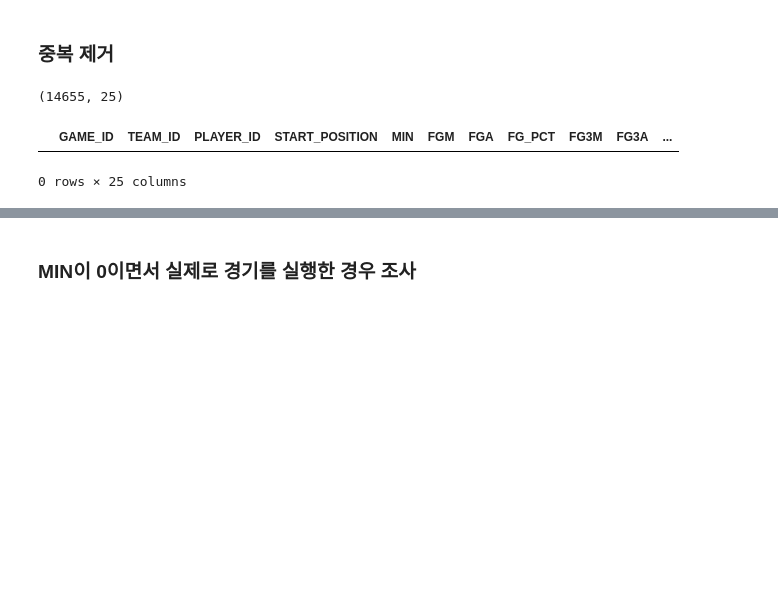
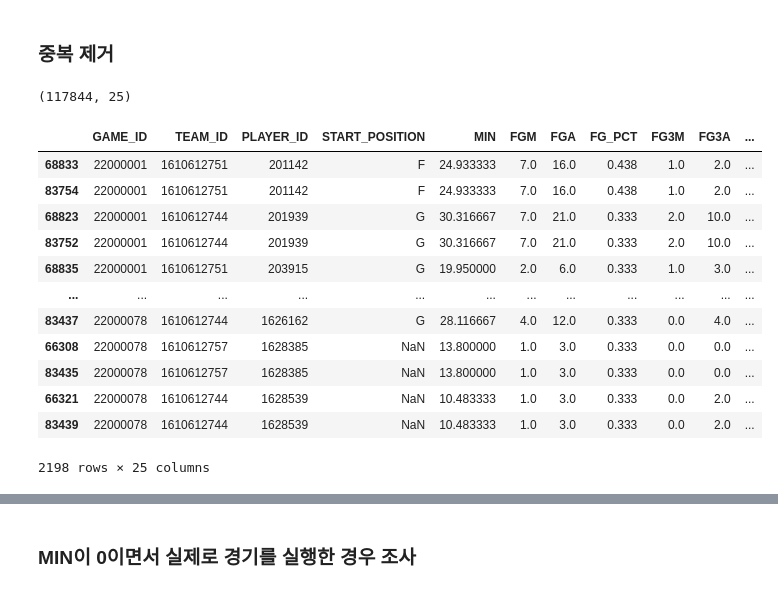
Before and after one commit to cye2020/Project1, a Jupyter notebook: src/preprocess.ipynb, the cells around one changed output, grey strips where cells are left out. Cells and saved outputs as stored; diff of their text form; code cells hidden in the pictures; blank space fills up the shorter version.

```diff
--- a/src/preprocess.ipynb
+++ b/src/preprocess.ipynb
@@ -67,7 +67,8 @@ ranking.head(10)
 # %%
-season_2022_dates = games[games['SEASON'] == 2022]['GAME_DATE_EST'].tolist()
-season_2022_dates = set(season_2022_dates)
+seasons = [2019, 2020, 2021, 2022]
+season_dates = games[games['SEASON'].isin(seasons)]['GAME_DATE_EST'].tolist()
+season_dates = set(season_dates)
 # %%
-games_details_season2022 = pd.merge(games_details, games[['GAME_DATE_EST', 'GAME_ID']], how='inner', on='GAME_ID').copy()
-games_details_season2022 = games_details_season2022[games_details_season2022['GAME_DATE_EST'].isin(season_2022_dates)]
+games_details_season = pd.merge(games_details, games[['GAME_DATE_EST', 'GAME_ID']], how='inner', on='GAME_ID').copy()
+games_details_season = games_details_season[games_details_season['GAME_DATE_EST'].isin(season_dates)]
 # %%
@@ -76,5 +77,5 @@ ranking_season2022 = ranking[ranking['STANDINGSDATE'].isin(season_2022_dates)].c
 # %%
-games_details_season2022.rename(columns={'GAME_DATE_EST': 'DATE'}, inplace=True)
-games_season2022.rename(columns={'GAME_DATE_EST': 'DATE'}, inplace=True)
-ranking_season2022.rename(columns={'STANDINGSDATE': 'DATE'}, inplace=True)
+games_details_season.rename(columns={'GAME_DATE_EST': 'DATE'}, inplace=True)
+games_season.rename(columns={'GAME_DATE_EST': 'DATE'}, inplace=True)
+ranking_season.rename(columns={'STANDINGSDATE': 'DATE'}, inplace=True)
 # %%
@@ -96,11 +97,22 @@ ranking_season2022.sort_values('DATE')
 # %% [markdown]
 ### 중복 제거
 # %%
-games_details_season2022.shape
+games_details_season.shape
 # %% [output]
-(14655, 25)
+(117844, 25)
 # %%
-games_details_season2022[games_details_season2022.duplicated(subset=['GAME_ID', 'PLAYER_ID'])]
+games_details_season[games_details_season.duplicated(subset=['GAME_ID', 'PLAYER_ID'], keep=False)].sort_values(by=['GAME_ID', 'PLAYER_ID'])
 # %% [output]
 |  | GAME_ID | TEAM_ID | PLAYER_ID | START_POSITION | MIN | FGM | FGA | FG_PCT | FG3M | FG3A | ... |
+| 68833 | 22000001 | 1610612751 | 201142 | F | 24.933333 | 7.0 | 16.0 | 0.438 | 1.0 | 2.0 | ... |
+| 83754 | 22000001 | 1610612751 | 201142 | F | 24.933333 | 7.0 | 16.0 | 0.438 | 1.0 | 2.0 | ... |
+| 68823 | 22000001 | 1610612744 | 201939 | G | 30.316667 | 7.0 | 21.0 | 0.333 | 2.0 | 10.0 | ... |
+| 83752 | 22000001 | 1610612744 | 201939 | G | 30.316667 | 7.0 | 21.0 | 0.333 | 2.0 | 10.0 | ... |
+| 68835 | 22000001 | 1610612751 | 203915 | G | 19.950000 | 2.0 | 6.0 | 0.333 | 1.0 | 3.0 | ... |
+| ... | ... | ... | ... | ... | ... | ... | ... | ... | ... | ... | ... |
+| 83437 | 22000078 | 1610612744 | 1626162 | G | 28.116667 | 4.0 | 12.0 | 0.333 | 0.0 | 4.0 | ... |
+| 66308 | 22000078 | 1610612757 | 1628385 | NaN | 13.800000 | 1.0 | 3.0 | 0.333 | 0.0 | 0.0 | ... |
+| 83435 | 22000078 | 1610612757 | 1628385 | NaN | 13.800000 | 1.0 | 3.0 | 0.333 | 0.0 | 0.0 | ... |
+| 66321 | 22000078 | 1610612744 | 1628539 | NaN | 10.483333 | 1.0 | 3.0 | 0.333 | 0.0 | 2.0 | ... |
+| 83439 | 22000078 | 1610612744 | 1628539 | NaN | 10.483333 | 1.0 | 3.0 | 0.333 | 0.0 | 2.0 | ... |
-0 rows × 25 columns
+2198 rows × 25 columns
```
Also changed, not shown: parts of 75 cells of this notebook, 6 other files.
